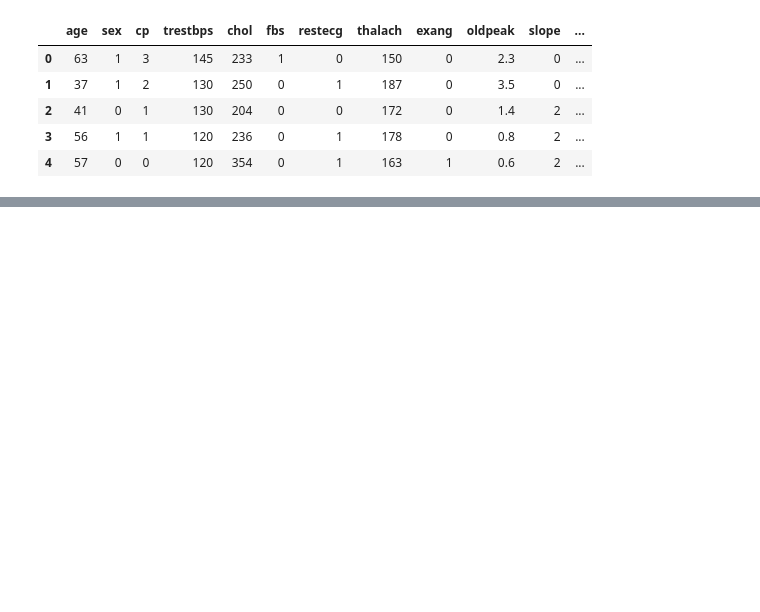
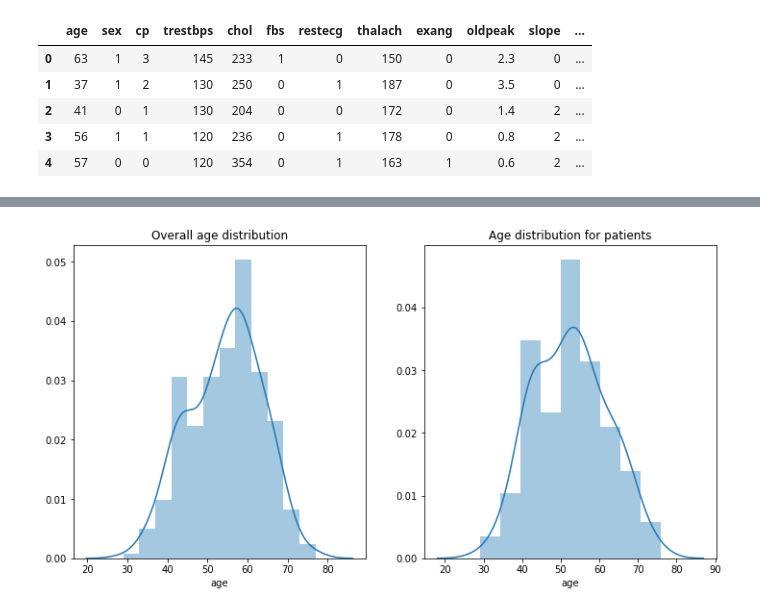
Before and after one commit to lowwilliam/Disease_Prediction, a Jupyter notebook: disease_prediction.ipynb, the cells around one changed output, grey strips where cells are left out. Cells and saved outputs as stored; diff of their text form; code cells hidden in the pictures; blank space fills up the shorter version.

```diff
--- a/disease_prediction.ipynb
+++ b/disease_prediction.ipynb
@@ -35,0 +134,8 @@ houseData.head()
+# %%
+f,axes = plt.subplots(1,2, figsize=(12,6))
+ax1 = sb.distplot(data['age'], ax = axes[0])
+ax1.title.set_text('Overall age distribution')
+ax2 = sb.distplot(data[data['target'] == 'Y']['age'], ax = axes[1])
+ax2.title.set_text('Age distribution for patients')
+# %% [output]
+[figure, added]
```
Also changed, not shown: parts of 12 cells of this notebook.
